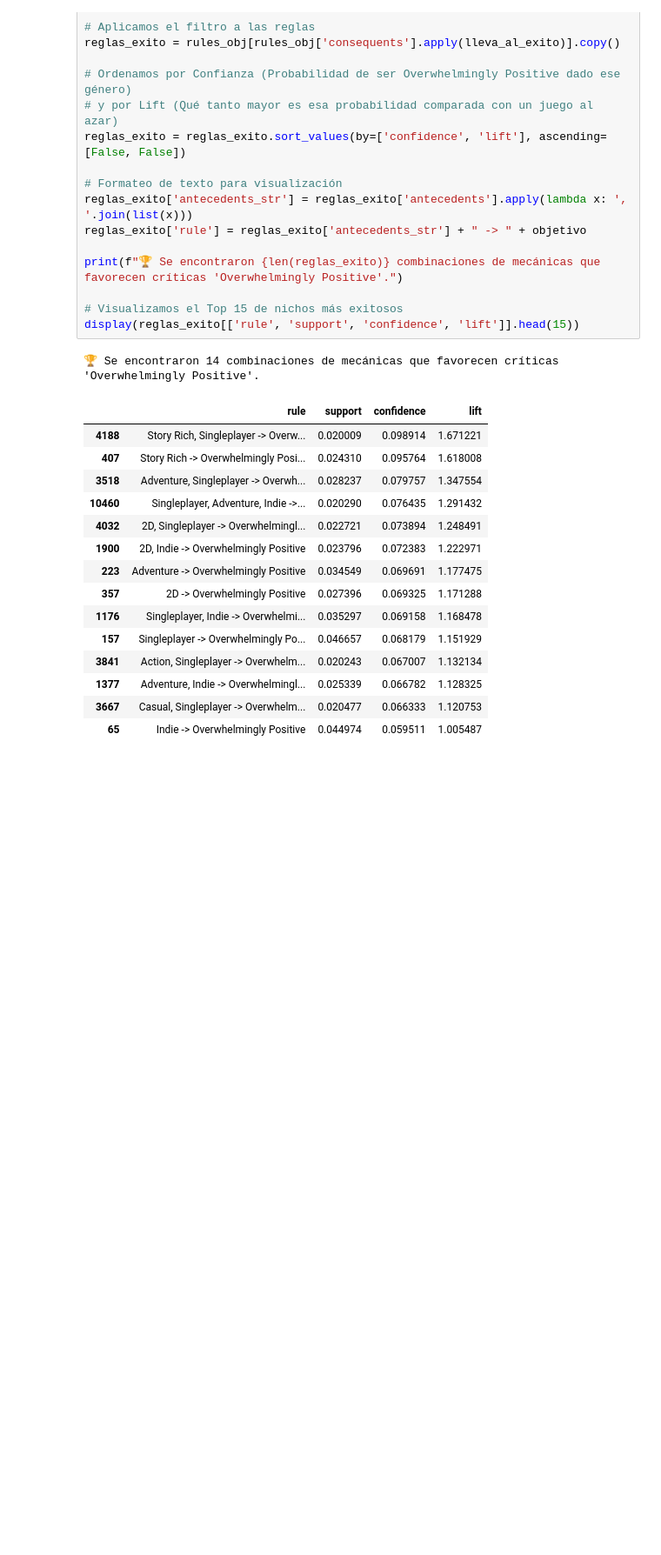
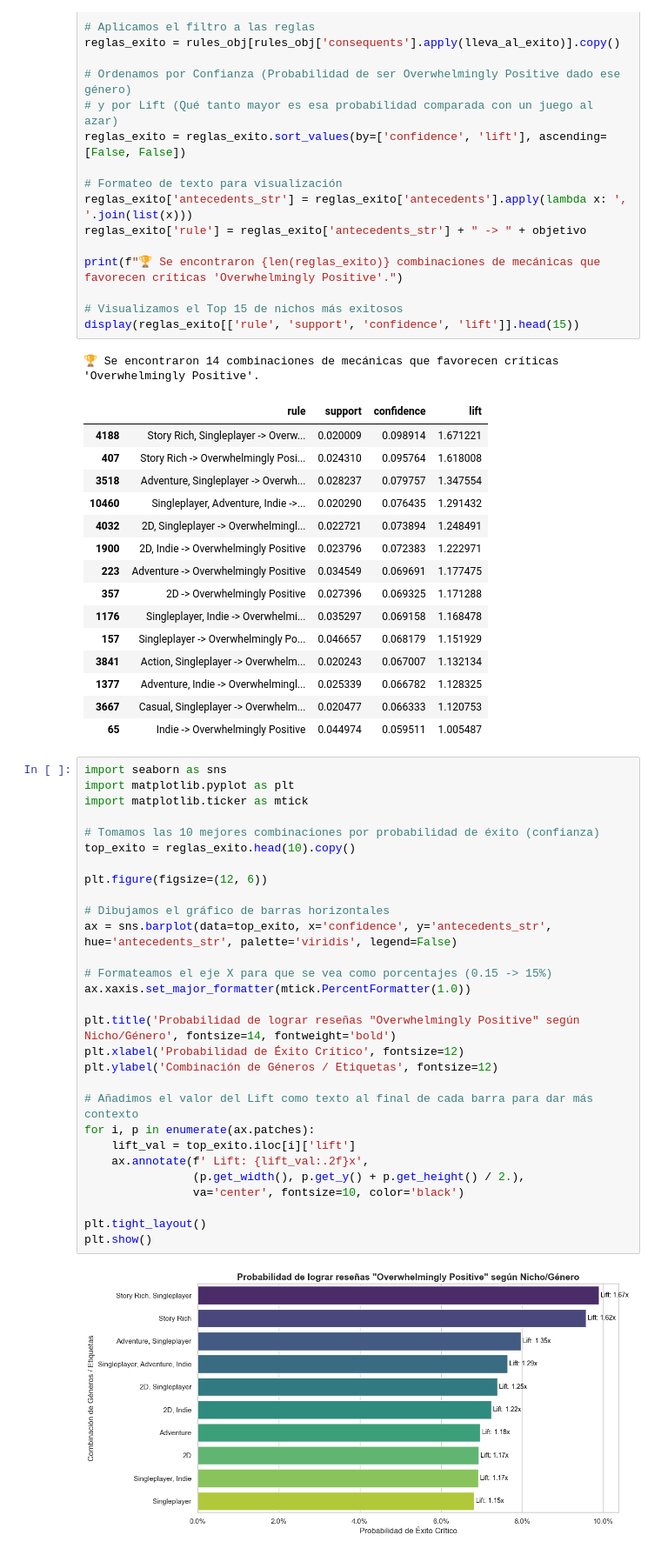
Before and after one commit to David-Felipe/ProyectoMineriaDatos, a Jupyter notebook: Iteracion 2/Codigo/02_topGames_AsctnAgrptn.ipynb, the cells around one changed output. Shown at 87% size. Cells and saved outputs as stored; diff of their text form; blank space fills up the shorter version.

```diff
--- a/Iteracion 2/Codigo/02_topGames_AsctnAgrptn.ipynb
+++ b/Iteracion 2/Codigo/02_topGames_AsctnAgrptn.ipynb
@@ -440,3 +440,34 @@ display(reglas_exito[['rule', 'support', 'confidence', 'lift']].head(15))
 | 1377 | Adventure, Indie -> Overwhelmingl... | 0.025339 | 0.066782 | 1.128325 |
 | 3667 | Casual, Singleplayer -> Overwhelm... | 0.020477 | 0.066333 | 1.120753 |
 | 65 | Indie -> Overwhelmingly Positive | 0.044974 | 0.059511 | 1.005487 |
+# %%
+import seaborn as sns
+import matplotlib.pyplot as plt
+import matplotlib.ticker as mtick
+
+# Tomamos las 10 mejores combinaciones por probabilidad de éxito (confianza)
+top_exito = reglas_exito.head(10).copy()
+
+plt.figure(figsize=(12, 6))
+
+# Dibujamos el gráfico de barras horizontales
+ax = sns.barplot(data=top_exito, x='confidence', y='antecedents_str', hue='antecedents_str', palette='viridis', legend=False)
+
+# Formateamos el eje X para que se vea como porcentajes (0.15 -> 15%)
+ax.xaxis.set_major_formatter(mtick.PercentFormatter(1.0))
+
+plt.title('Probabilidad de lograr reseñas "Overwhelmingly Positive" según Nicho/Género', fontsize=14, fontweight='bold')
+plt.xlabel('Probabilidad de Éxito Crítico', fontsize=12)
+plt.ylabel('Combinación de Géneros / Etiquetas', fontsize=12)
+
+# Añadimos el valor del Lift como texto al final de cada barra para dar más contexto
+for i, p in enumerate(ax.patches):
+    lift_val = top_exito.iloc[i]['lift']
+    ax.annotate(f' Lift: {lift_val:.2f}x',
+                (p.get_width(), p.get_y() + p.get_height() / 2.),
+                va='center', fontsize=10, color='black')
+
+plt.tight_layout()
+plt.show()
+# %% [output]
+[figure, added]
```
Also changed, not shown: parts of 14 cells of this notebook.
